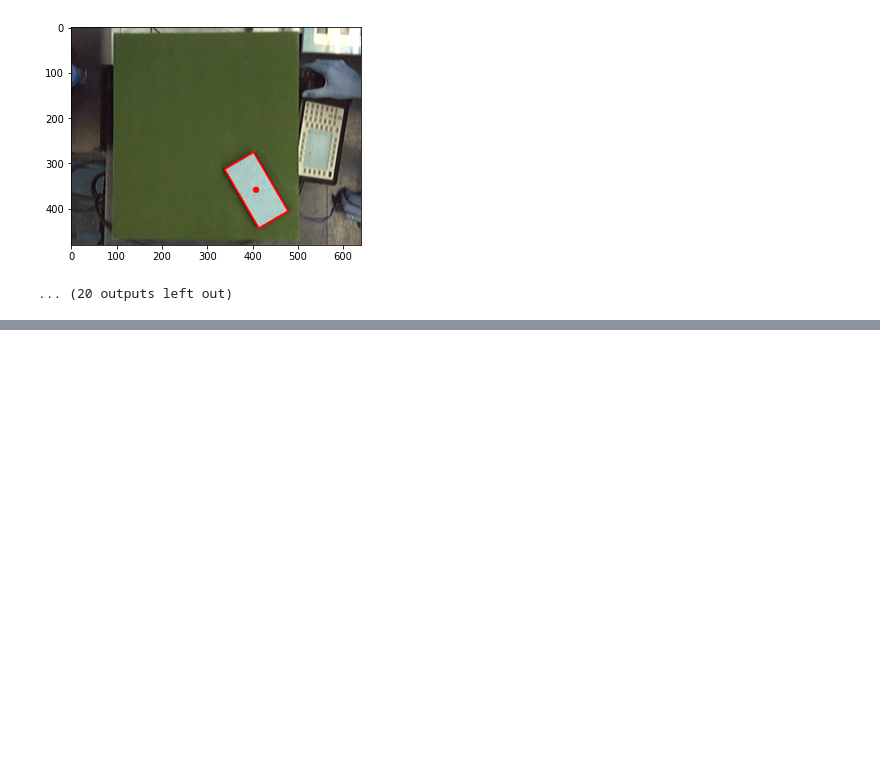
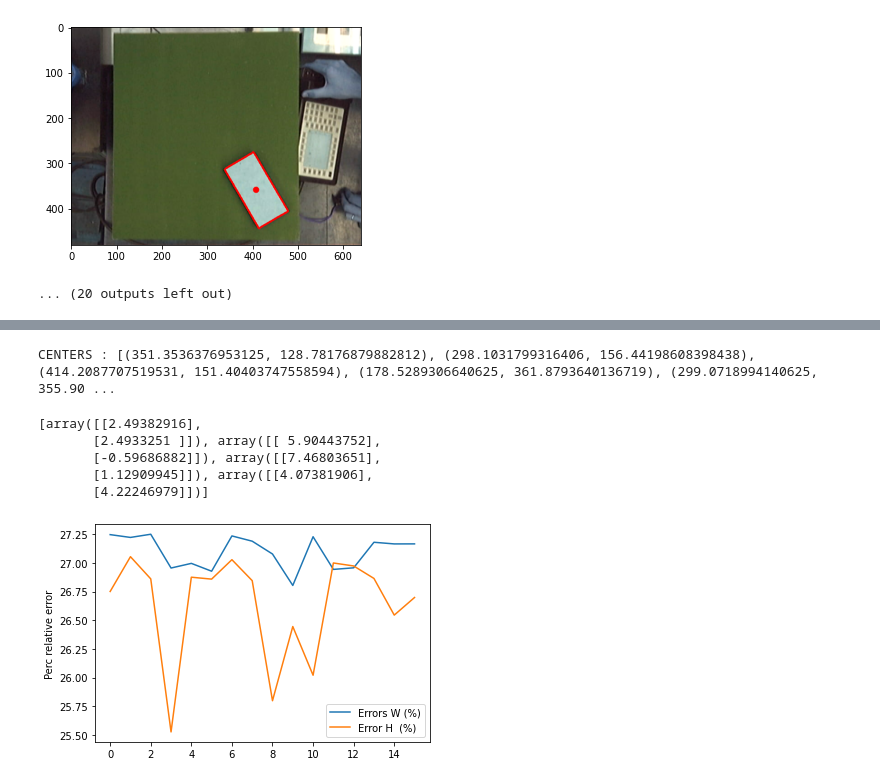
Before and after one commit to Elianagam/fundamentos_robotica_final, a Jupyter notebook: Contornos y centro.ipynb, the cells around one changed output, grey strips where cells are left out. Drawn from its saved outputs; the diff is of its cells as text; code cells hidden in the pictures; blank space fills up the shorter version.

```diff
--- a/Contornos y centro.ipynb
+++ b/Contornos y centro.ipynb
@@ -105,0 +138,5 @@ pd.DataFrame(vs).to_csv("./save_data/vertices.csv", index=False)
+# %%
+# R^-1
+Inv_R = np.linalg.inv(rotation)
+#K^-1
+Inv_K = np.linalg.inv(mtx)
@@ -105,0 +163,43 @@ pd.DataFrame(vs).to_csv("./save_data/vertices.csv", index=False)
+# %%
+saved_centers = []
+print(f"CENTERS : {centers}")
+for center in centers:
+    center_mm = px_to_mm(center[0], center[1])[:2]
+    saved_centers.append(center_mm)
+# %% [output]
+CENTERS : [(351.3536376953125, 128.78176879882812), (298.1031799316406, 156.44198608398438), (414.2087707519531, 151.40403747558594), (178.5289306640625, 361.8793640136719), (299.0718994140625, 355.90 ...
+# %%
+saved_vertices = []
+for v in vertices:
+    v_data = []
+    for fila in v:
+        v_mm = px_to_mm(fila[0], fila[1])[:2]
+        v_data.append(v_mm)
+    saved_vertices.append(v_data)
+print(saved_vertices[0])
+# %% [output]
+[array([[2.49382916],
+       [2.4933251 ]]), array([[ 5.90443752],
+       [-0.59686882]]), array([[7.46803651],
+       [1.12909945]]), array([[4.07381906],
+       [4.22246979]])]
+# %%
+saved_dims = []
+for v in saved_vertices:
+    w = np.sqrt((v[1][0]-v[0][0])**2+(v[1][1]-v[0][1])**2)
+    h = np.sqrt((v[3][0]-v[0][0])**2+(v[3][1]-v[0][1])**2)
+
+    if w > h:
+        saved_dims.append([w,h])
+    else:
+        saved_dims.append([h,w])
+# %%
+real_w = 65
+real_h = 130
+
+error_x = []
+error_y = []
+
+for dim in saved_dims:
+    error_x.append((abs(real_h - dim[0]) / dim[0]))
+    error_y.append((abs(real_w - dim[1]) / dim[1]))
@@ -105,0 +208,9 @@ pd.DataFrame(vs).to_csv("./save_data/vertices.csv", index=False)
+# %%
+plt.plot(range(len(saved_dims)), error_x, label = 'Errors W (%)')
+plt.ylabel('Perc relative error')
+
+plt.plot(range(len(saved_dims)), error_y, label = 'Error H  (%)')
+plt.legend()
+plt.show()
+# %% [output]
+[figure, added]
```
Also changed, not shown: parts of 12 cells of this notebook, 1 other file.
